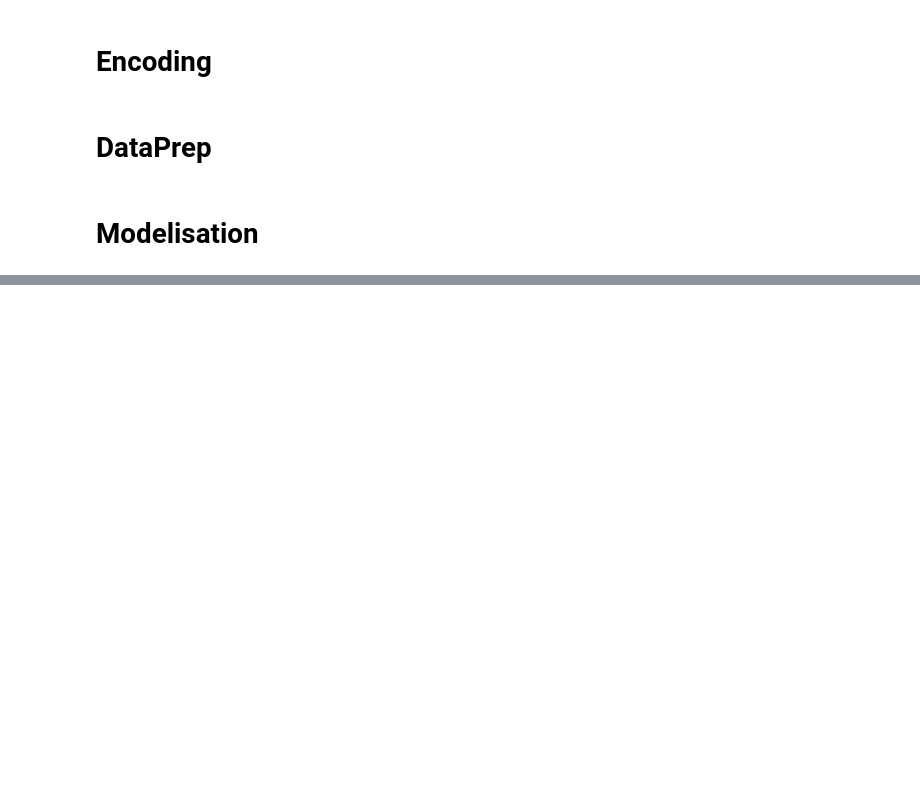
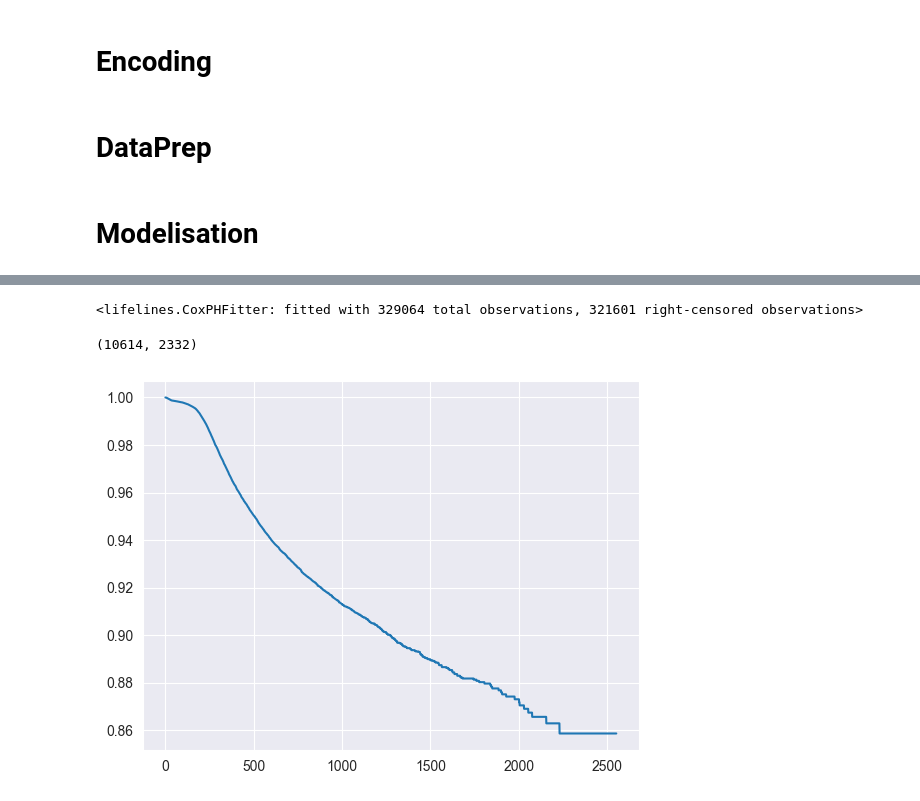
Before and after one commit to samuel-LP/Challenge-Credit-Logement, a Jupyter notebook: Notebooks/Modèle_V1.ipynb, the cells around one changed output, grey strips where cells are left out. Saved outputs shown, nothing was run; the diff lists cells and outputs as text; code cells hidden in the pictures; blank space fills up the shorter version.

```diff
--- a/Notebooks/Modèle_V1.ipynb
+++ b/Notebooks/Modèle_V1.ipynb
@@ -161,0 +196,27 @@ ValueError: 'x' and 'y' must have the same size
+# %%
+data_cox = data_haz2.drop_duplicates(subset = "id",keep = 'last') # on retire les doublons
+test_cox = data_test2.drop_duplicates(subset = "id",keep = 'last') # on retire les doublons
+test_cox.drop(columns = ['start','fl_pass_DET', 'id'],inplace = True )
+# %%
+from lifelines import CoxPHFitter
+
+cph = CoxPHFitter(penalizer=0.1)  # Choisir le paramètre de pénalité
+cph.fit(data_haz2.drop(columns = ['id','start']), duration_col='stop', event_col='fl_pass_DET')
+# %% [output]
+<lifelines.CoxPHFitter: fitted with 329064 total observations, 321601 right-censored observations>
+# %%
+predictions = cph.predict_survival_function(test_cox)
+# %%
+predictions = predictions.transpose()
+# %%
+predictions.shape
+# %% [output]
+(10614, 2332)
+# %%
+survival_function_observation_0 = predictions.iloc[10]
+
+# Tracer la fonction de survie pour l'observation 0
+survival_function_observation_0.plot()
+plt.show()
+# %% [output]
+[figure, added]
```
Also changed, not shown: parts of 13 cells of this notebook.
